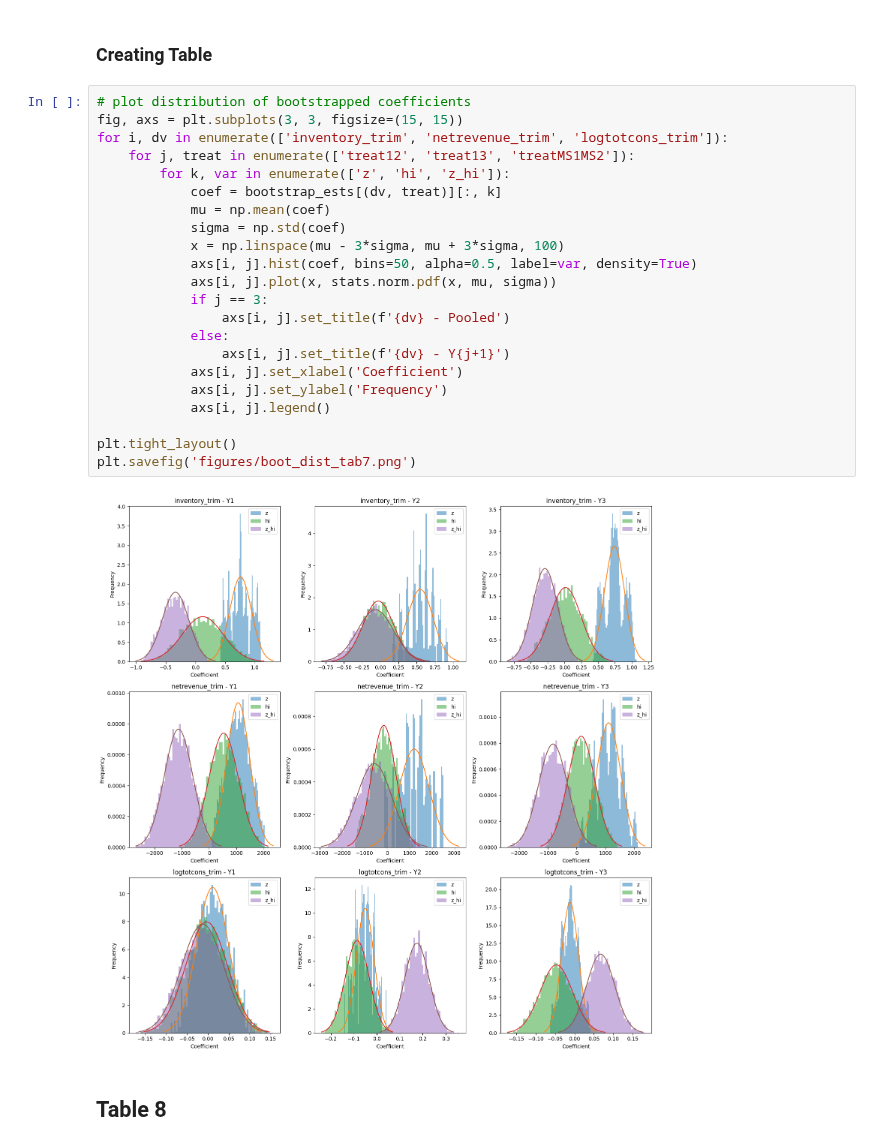
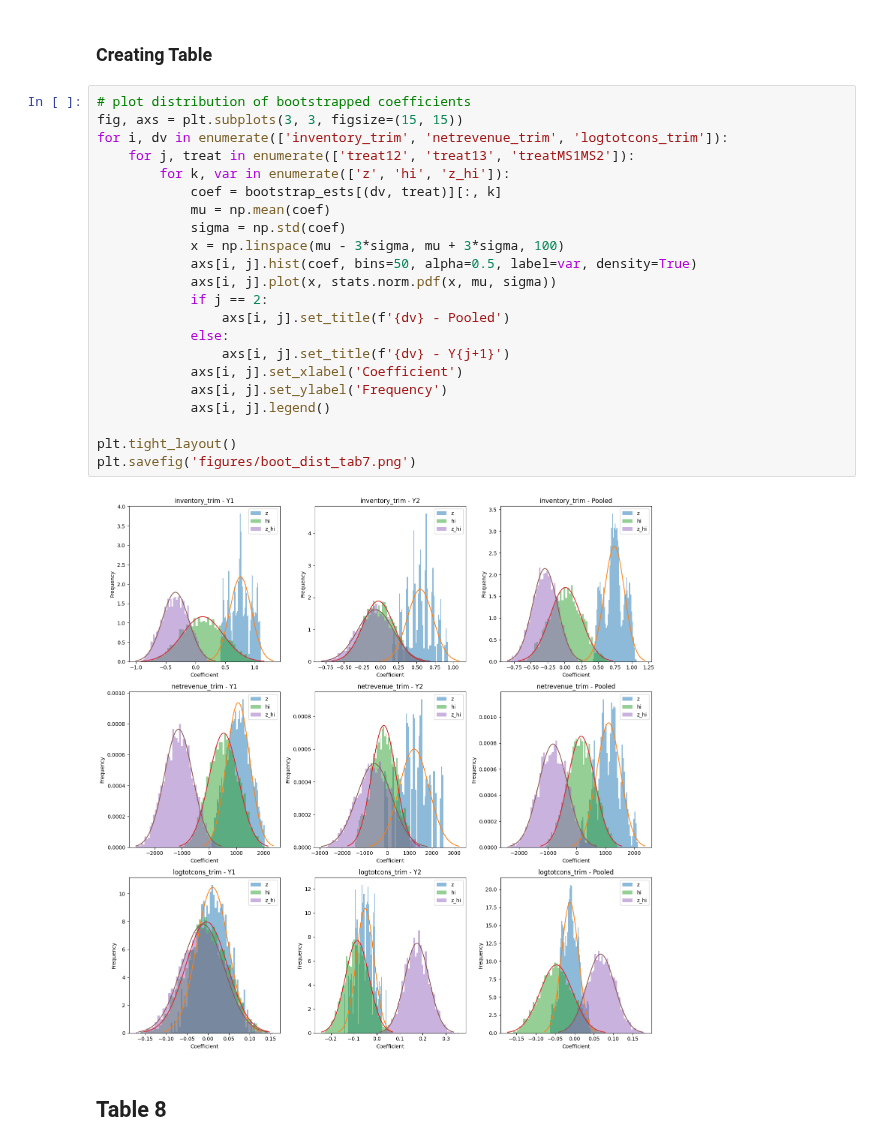
Before and after one commit to johanoelgaard/ECON148, a Jupyter notebook: proj/proj03/project_3.ipynb, the cells around one changed output. Saved outputs shown, nothing was run; the diff lists cells and outputs as text.

```diff
--- a/proj/proj03/project_3.ipynb
+++ b/proj/proj03/project_3.ipynb
@@ -822,27 +822,27 @@ print(latex_table7)
 # %%
 # plot distribution of bootstrapped coefficients
 fig, axs = plt.subplots(3, 3, figsize=(15, 15))
 for i, dv in enumerate(['inventory_trim', 'netrevenue_trim', 'logtotcons_trim']):
     for j, treat in enumerate(['treat12', 'treat13', 'treatMS1MS2']):
         for k, var in enumerate(['z', 'hi', 'z_hi']):
             coef = bootstrap_ests[(dv, treat)][:, k]
             mu = np.mean(coef)
             sigma = np.std(coef)
             x = np.linspace(mu - 3*sigma, mu + 3*sigma, 100)
             axs[i, j].hist(coef, bins=50, alpha=0.5, label=var, density=True)
             axs[i, j].plot(x, stats.norm.pdf(x, mu, sigma))
-            if j == 3:
+            if j == 2:
                 axs[i, j].set_title(f'{dv} - Pooled')
             else:
                 axs[i, j].set_title(f'{dv} - Y{j+1}')
             axs[i, j].set_xlabel('Coefficient')
             axs[i, j].set_ylabel('Frequency')
             axs[i, j].legend()
 
 plt.tight_layout()
 plt.savefig('figures/boot_dist_tab7.png')
 # %% [output]
-[figure, old version]
+[figure, new version]
 # %% [markdown]
 ## Table 8
 # %%
```
Also changed, not shown: parts of 3 cells of this notebook, 1 other file.
